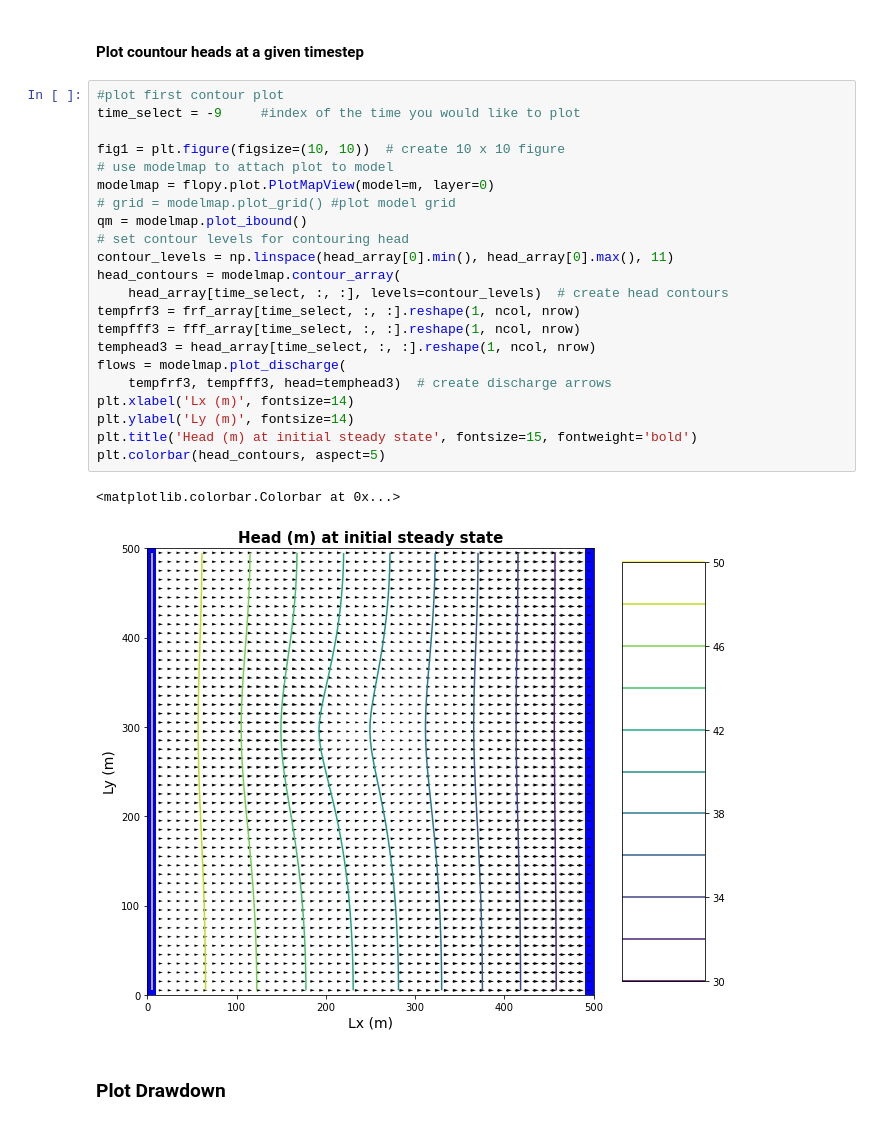
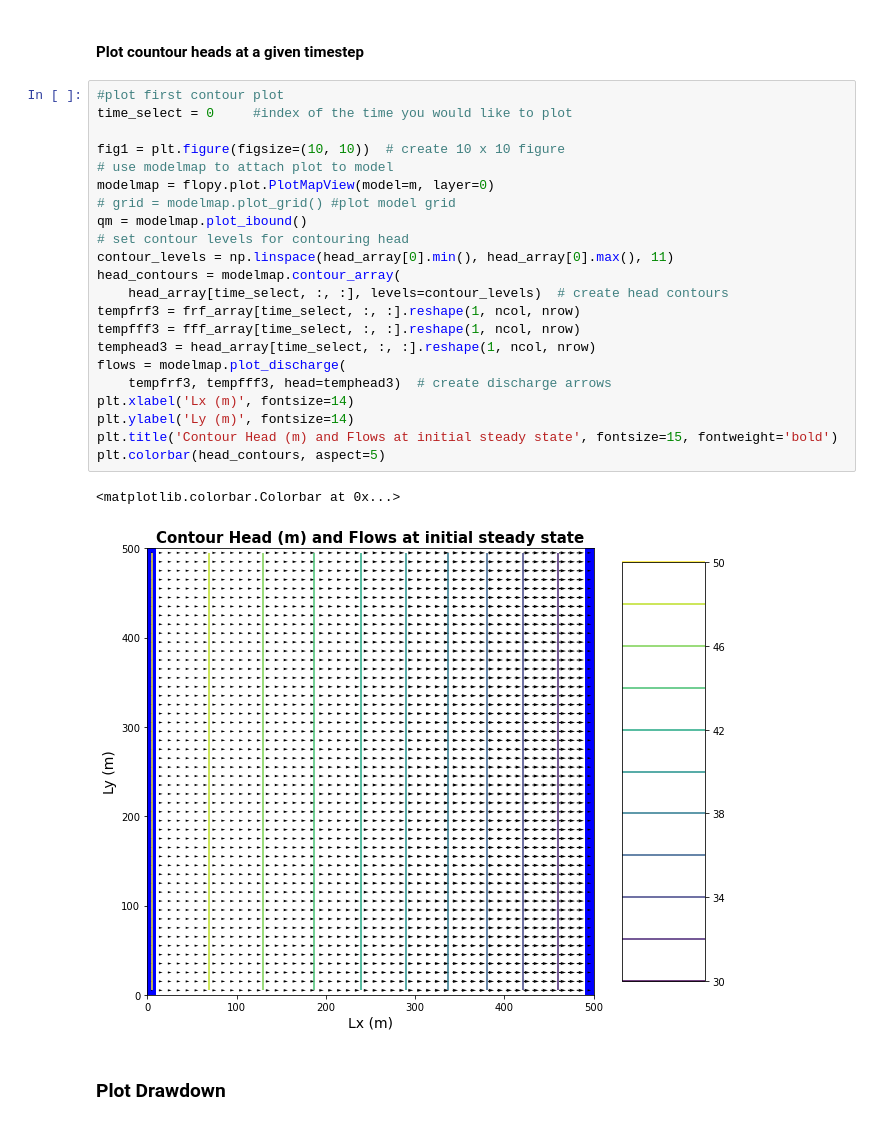
Before and after one commit to GW-modelling-Spring2022/homework-xenidegracia, a Jupyter notebook: Working/HW8_Transients/starter code/Transient_10.ipynb, the cells around one changed output. Saved outputs shown, nothing was run; the diff lists cells and outputs as text.

Commit message:
Adding plots

```diff
--- a/Working/HW8_Transients/starter code/Transient_10.ipynb
+++ b/Working/HW8_Transients/starter code/Transient_10.ipynb
@@ -430,29 +430,29 @@ plt.legend()
 ####  Plot countour heads at a given timestep
 # %%
 #plot first contour plot
-time_select = -9     #index of the time you would like to plot
+time_select = 0     #index of the time you would like to plot
 
 fig1 = plt.figure(figsize=(10, 10))  # create 10 x 10 figure
 # use modelmap to attach plot to model
 modelmap = flopy.plot.PlotMapView(model=m, layer=0)
 # grid = modelmap.plot_grid() #plot model grid
 qm = modelmap.plot_ibound()
 # set contour levels for contouring head
 contour_levels = np.linspace(head_array[0].min(), head_array[0].max(), 11)
 head_contours = modelmap.contour_array(
     head_array[time_select, :, :], levels=contour_levels)  # create head contours
 tempfrf3 = frf_array[time_select, :, :].reshape(1, ncol, nrow)
 tempfff3 = fff_array[time_select, :, :].reshape(1, ncol, nrow)
 temphead3 = head_array[time_select, :, :].reshape(1, ncol, nrow)
 flows = modelmap.plot_discharge(
     tempfrf3, tempfff3, head=temphead3)  # create discharge arrows
 plt.xlabel('Lx (m)', fontsize=14)
 plt.ylabel('Ly (m)', fontsize=14)
-plt.title('Head (m) at initial steady state', fontsize=15, fontweight='bold')
+plt.title('Contour Head (m) and Flows at initial steady state', fontsize=15, fontweight='bold')
 plt.colorbar(head_contours, aspect=5)
 # %% [output]
 <matplotlib.colorbar.Colorbar at 0x...>
-[figure, old version]
+[figure, new version]
 # %% [markdown]
 ### Plot Drawdown
 # %%
```
Also changed, not shown: parts of 4 cells of this notebook, 1 other file.
